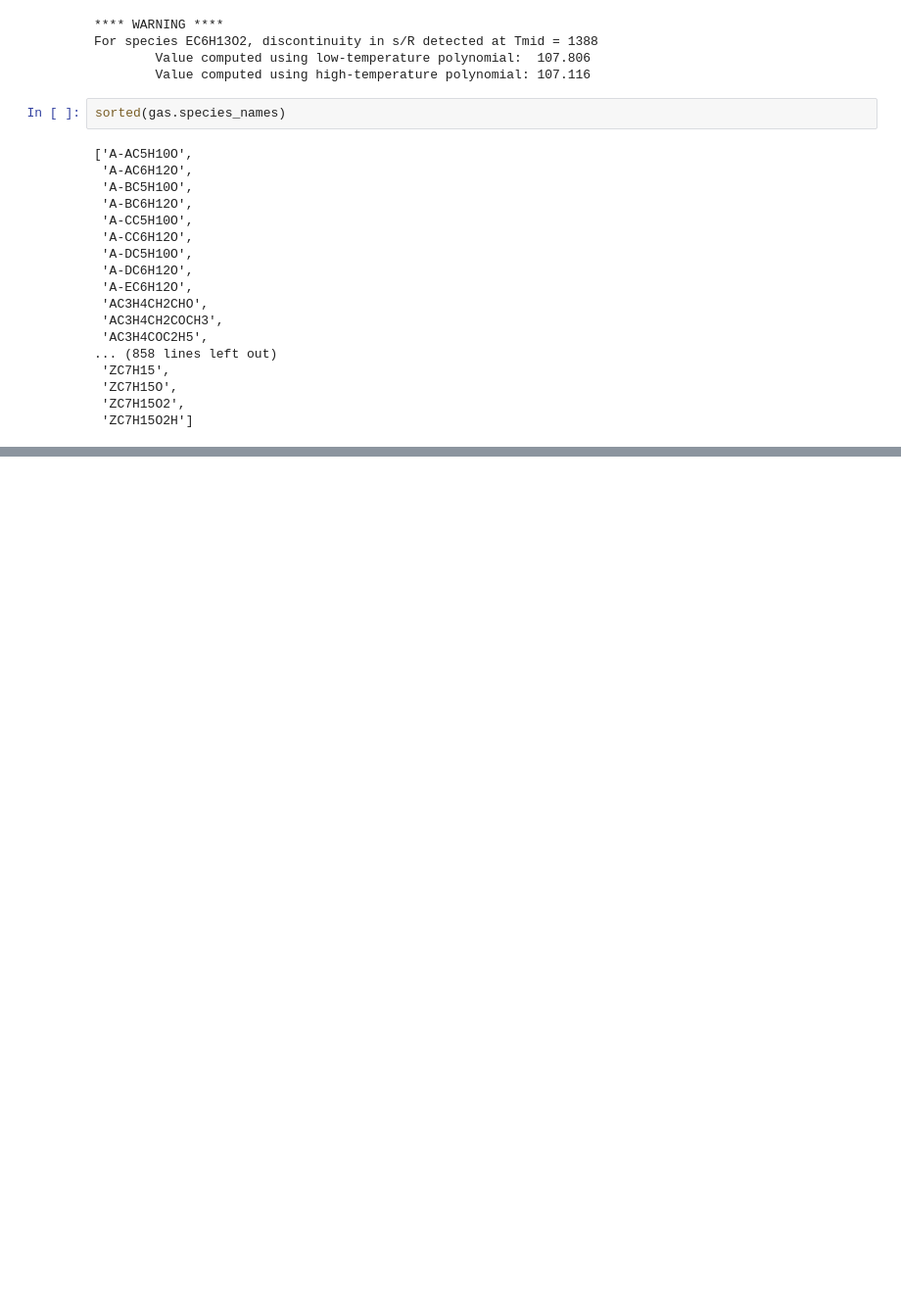
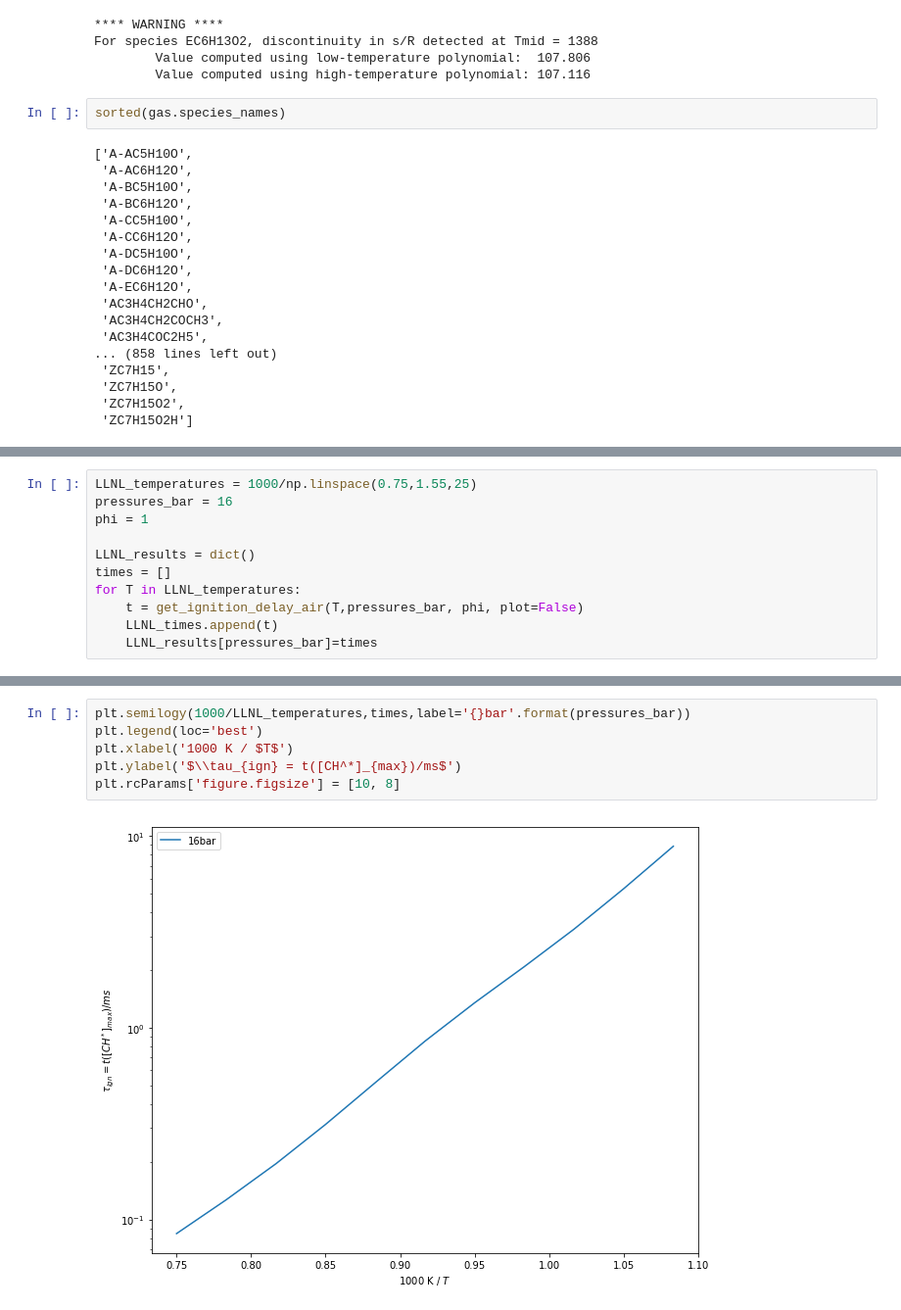
Before and after one commit to ajuluc/GTL, a Jupyter notebook: ic8_ignition_delay_LLNL.ipynb, the cells around one changed output, grey strips where cells are left out. Shown: that part at 98% size. Drawn from its saved outputs; the diff is of its cells as text; blank space fills up the shorter version.

```diff
--- a/ic8_ignition_delay_LLNL.ipynb
+++ b/ic8_ignition_delay_LLNL.ipynb
@@ -91,0 +217,11 @@ gas()
+# %%
+LLNL_temperatures = 1000/np.linspace(0.75,1.55,25)
+pressures_bar = 16
+phi = 1
+
+LLNL_results = dict()
+times = []
+for T in LLNL_temperatures:
+    t = get_ignition_delay_air(T,pressures_bar, phi, plot=False)
+    LLNL_times.append(t)
+    LLNL_results[pressures_bar]=times
@@ -91,0 +246,8 @@ gas()
+# %%
+plt.semilogy(1000/LLNL_temperatures,times,label='{}bar'.format(pressures_bar))
+plt.legend(loc='best')
+plt.xlabel('1000 K / $T$')
+plt.ylabel('$\\tau_{ign} = t([CH^*]_{max})/ms$')
+plt.rcParams['figure.figsize'] = [10, 8]
+# %% [output]
+[figure, added]
```
Also changed, not shown: parts of 12 cells of this notebook, 3 other files.
